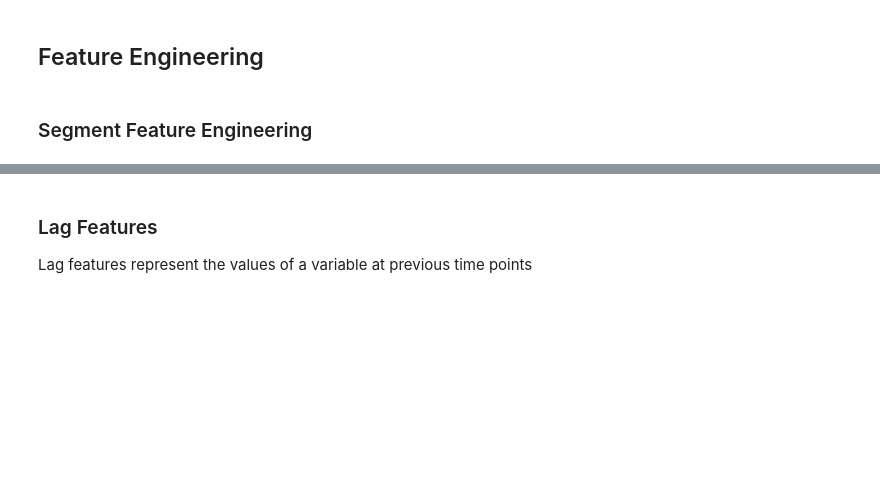
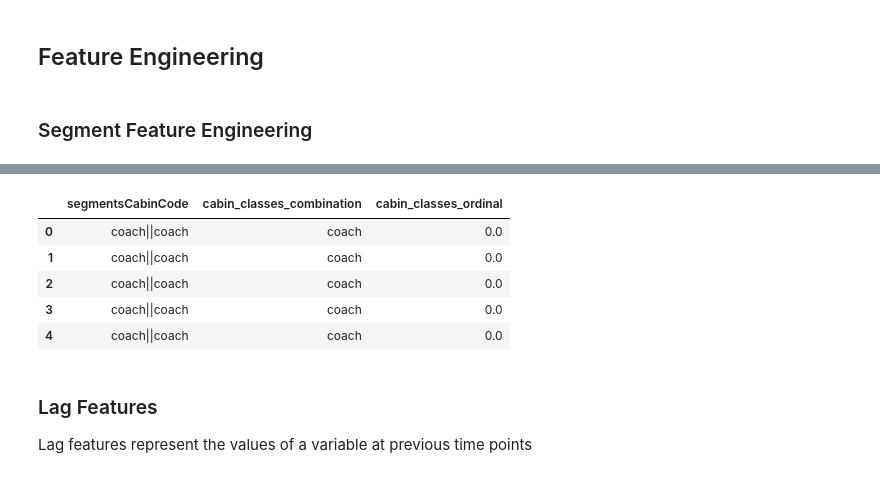
Before and after one commit to camrync23/Capstone-Project, a Jupyter notebook: notebooks/data_exploration.ipynb, the cells around one changed output, grey strips where cells are left out. Cells and saved outputs as stored; diff of their text form; code cells hidden in the pictures; blank space fills up the shorter version.

```diff
--- a/notebooks/data_exploration.ipynb
+++ b/notebooks/data_exploration.ipynb
@@ -219,14 +221,11 @@ df['layover_3'] = df.apply(lambda row: calculate_layover(row['dep_3'], row['arr_
 
 # Sum layover times, handling NaNs
 df['totalLayoverTime'] = df[['layover_1', 'layover_2', 'layover_3']].sum(axis=1, skipna=True)
-
-# Correct max layover calculation to reflect the maximum individual layover time
-df['maxLayover'] = df[['layover_1', 'layover_2', 'layover_3']].max(axis=1, skipna=True)
 # %%
 # Calculate the total flight duration, excluding layovers
 def calculate_flight_duration(row):
     total_duration = 0
-    num_segments = row['num_segments']
+    num_segments = row['numberLegs']
 
     # Ensure there are valid departure and arrival times to compute the duration
     if num_segments >= 1 and pd.notna(row['dep_1']) and pd.notna(row[f'arr_{num_segments}']):
@@ -239,7 +238,7 @@ def calculate_flight_duration(row):
     return total_duration
 
 # Apply the function to calculate total flight duration
-df['total_flight_duration'] = df.apply(calculate_flight_duration, axis=1)
+df['totalAirtime'] = df.apply(calculate_flight_duration, axis=1)
 # %%
 # Calculate segment durations for each leg
 def calculate_segment_duration(dep_col, arr_col):
@@ -298,3 +297,11 @@ def calculate_avg_segment_duration(row):
 
 # Apply the function to calculate the average segment duration
 df['averageSegmentDuration'] = df.apply(calculate_avg_segment_duration, axis=1)
+# %%
+# Extract the first layover airport code (if it exists)
+# Assuming the 'segmentsArrivalAirportCode' column contains the layover airport codes, separated by '||'
+df['firstLayoverAirport'] = df['segmentsArrivalAirportCode'].str.split('||').str[0]
+# %%
+# Extracting the main Airline Carrier for the flight
+# Split the airline names, then find the most common one
+df['mainAirline'] = df['segmentsAirlineName'].str.split('||').apply(lambda x: max(set(x), key=x.count))
@@ -301,3 +346,34 @@ df['averageSegmentDuration'] = df.apply(calculate_avg_segment_duration, axis=1)
+# %%
+# Split the cabin classes and generate a combination
+df['cabin_classes'] = df['segmentsCabinCode'].str.split(r'\|\|')
+df['cabin_classes_combination'] = df['cabin_classes'].apply(lambda x: '|'.join(sorted(set(x))))
+
+#Define the ordered combinations
+ordered_combinations = [
+    'coach',
+    'coach|premium coach',
+    'premium coach',
+    'coach|business',
+    'premium coach|business',
+    'business',
+    'coach|first',
+    'premium coach|first',
+    'first|business',
+    'first'
+]
+
+# Create an ordinal mapping
+combination_mapping = {comb: idx for idx, comb in enumerate(ordered_combinations)}
+
+# Map the combinations to their ordinal values
+df['cabin_classes_ordinal'] = df['cabin_classes_combination'].map(combination_mapping)
+# %% [output]
+|  | segmentsCabinCode | cabin_classes_combination | cabin_classes_ordinal |
+| 0 | coach||coach | coach | 0.0 |
+| 1 | coach||coach | coach | 0.0 |
+| 2 | coach||coach | coach | 0.0 |
+| 3 | coach||coach | coach | 0.0 |
+| 4 | coach||coach | coach | 0.0 |
 # %%
 #Drop Departure and Arrival columns now that all necessary information has been extracted
 df = df.drop(columns=['segmentsDepartureTimeEpochSeconds', 'segmentsArrivalTimeEpochSeconds',
```
Also changed, not shown: parts of 21 cells of this notebook.
